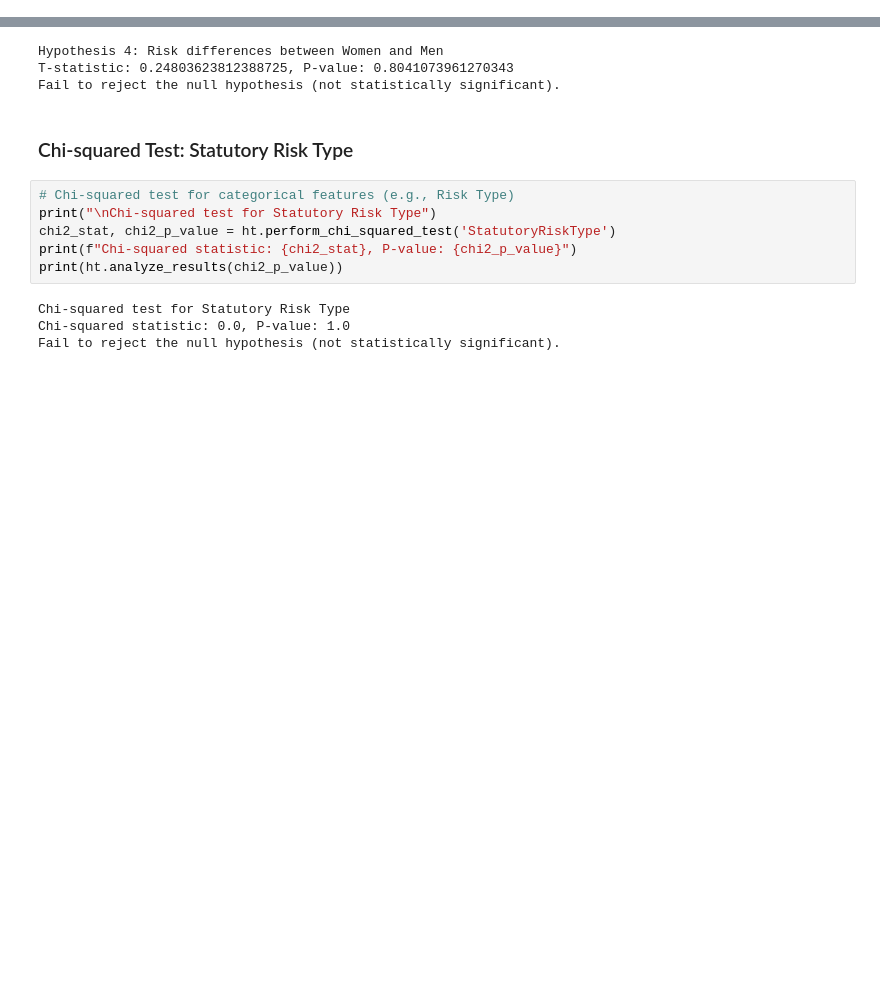
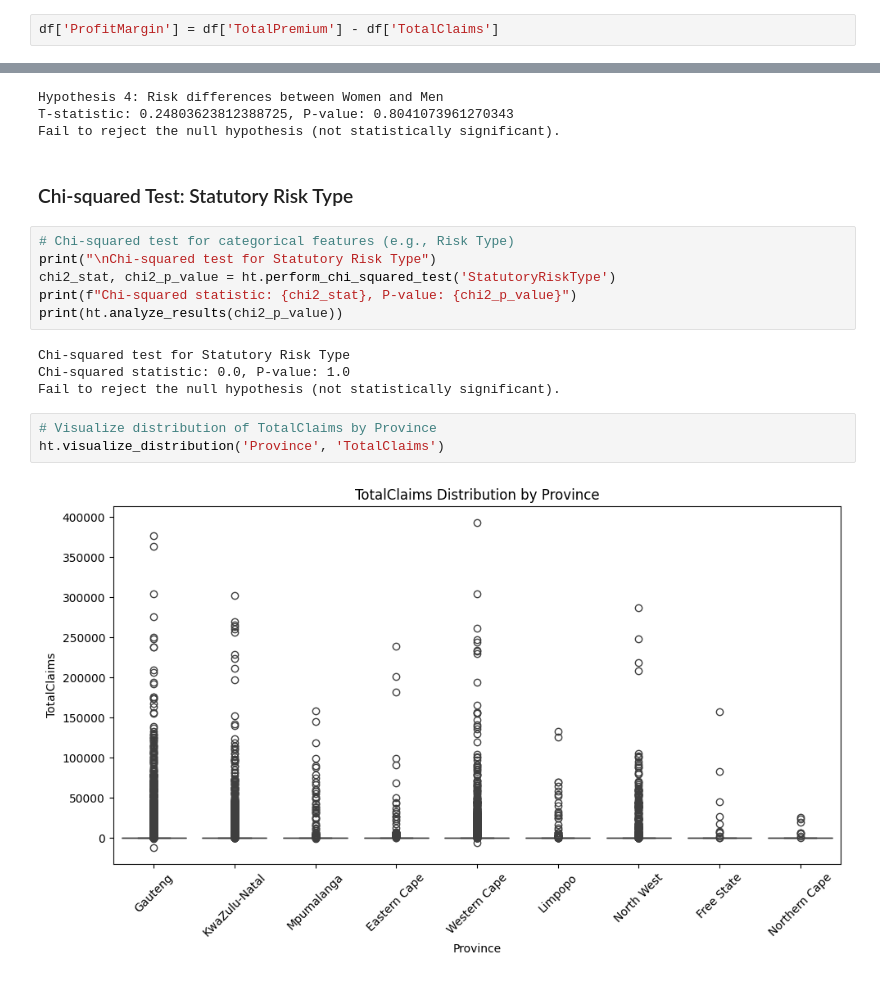
Before and after one commit to shewanek/Insurance_solutions-week_3, a Jupyter notebook: notebooks/AB_hypothesis_test.ipynb, the cells around one changed output, grey strips where cells are left out. Drawn from its saved outputs; the diff is of its cells as text; blank space fills up the shorter version.

Commit message:
visualized  Hypothesis Testing

```diff
--- a/notebooks/AB_hypothesis_test.ipynb
+++ b/notebooks/AB_hypothesis_test.ipynb
@@ -28,6 +28,8 @@ df.head()
 | 3 | 145255 | 12827 | 2015-05-01 00:00:00 | True |  | Close Corporation | Mr | ... |
 | 4 | 145255 | 12827 | 2015-07-01 00:00:00 | True |  | Close Corporation | Mr | ... |
 5 rows × 52 columns
+# %%
+df['ProfitMargin'] = df['TotalPremium'] - df['TotalClaims']
 # %%
 # Initialize the A/B hypothesis testing class
 ht = ABHypothesisTesting(df)
@@ -100,3 +102,8 @@ print(ht.analyze_results(chi2_p_value))
 Chi-squared test for Statutory Risk Type
 Chi-squared statistic: 0.0, P-value: 1.0
 Fail to reject the null hypothesis (not statistically significant).
+# %%
+# Visualize distribution of TotalClaims by Province
+ht.visualize_distribution('Province', 'TotalClaims')
+# %% [output]
+[figure, added]
```
Also changed, not shown: parts of 2 cells of this notebook, 1 other file.
